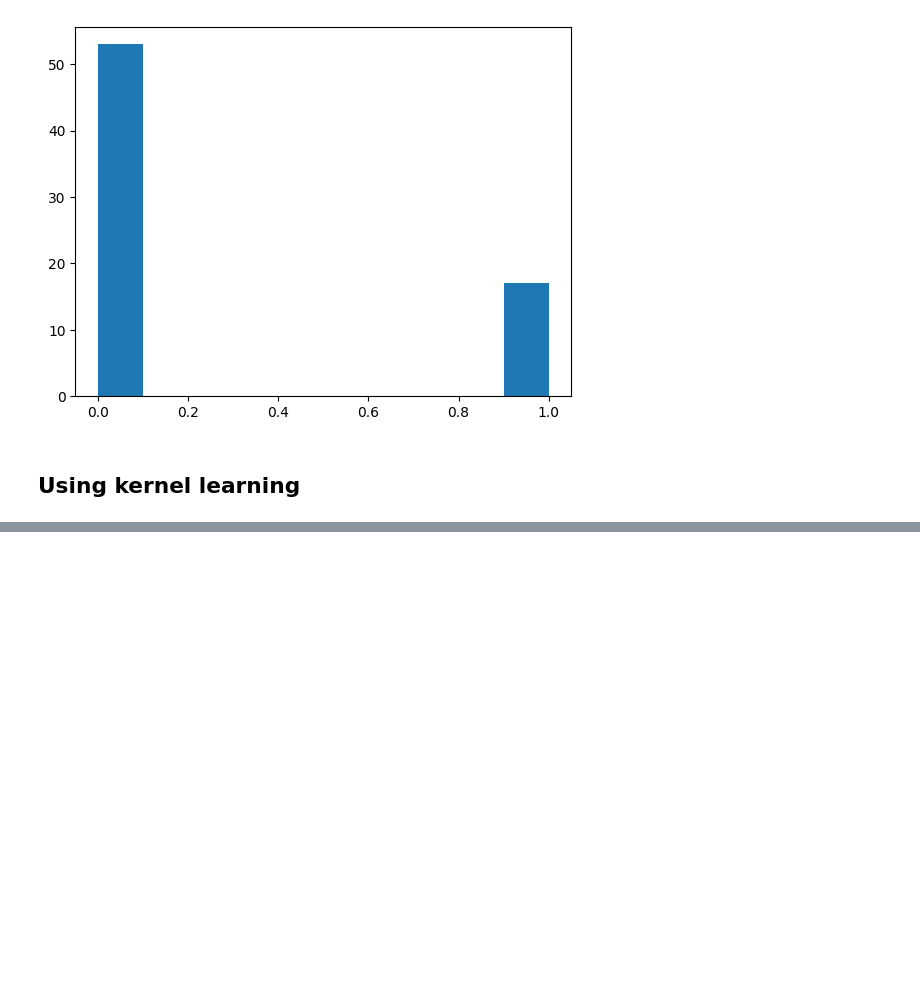
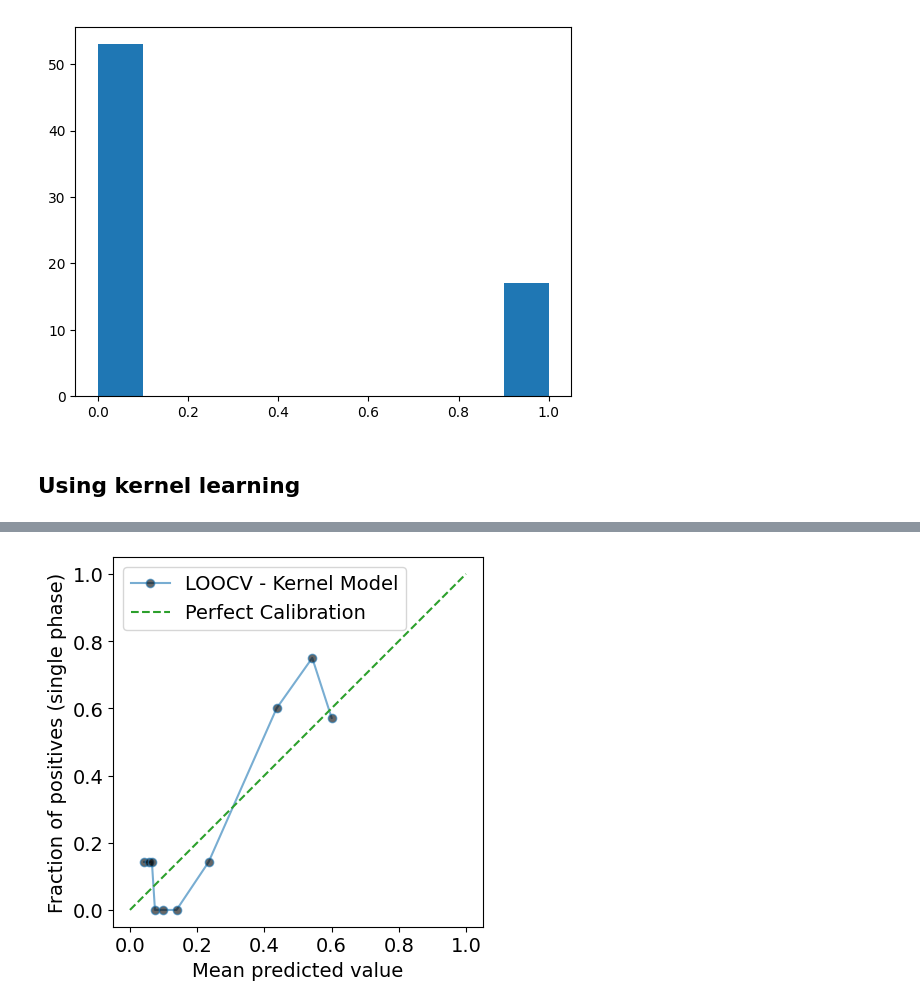
Before and after one commit to AccelerationConsortium/gremlin, a Jupyter notebook: model/kernel_model.ipynb, the cells around one changed output, grey strips where cells are left out. Drawn from its saved outputs; the diff is of its cells as text; code cells hidden in the pictures; blank space fills up the shorter version.

Commit message:
added calibration

```diff
--- a/model/kernel_model.ipynb
+++ b/model/kernel_model.ipynb
@@ -307,0 +315,14 @@ Uncertainty estimates: [0.35489801 0.60234157 0.5819742  0.61536171 0.61536171 0
+# %%
+prob_true, prob_pred = calibration_curve(y, pred_prob, n_bins=10, strategy='quantile')
+
+plt.plot(prob_pred, prob_true, marker='o', label="LOOCV - Kernel Model", alpha=0.6, markerfacecolor='k')
+plt.plot([0,1],[0,1], '--', label="Perfect Calibration", color='C2')
+plt.xlabel("Mean predicted value")  # x-axis
+plt.ylabel("Fraction of positives (single phase)")       # y-axis
+# plt.title("Calibration Curve (LOOCV)")
+ax=plt.gca()
+ax.set_aspect('equal', adjustable='box')
+plt.legend()
+plt.show()
+# %% [output]
+[figure, added]
```
Also changed, not shown: parts of 19 cells of this notebook.
